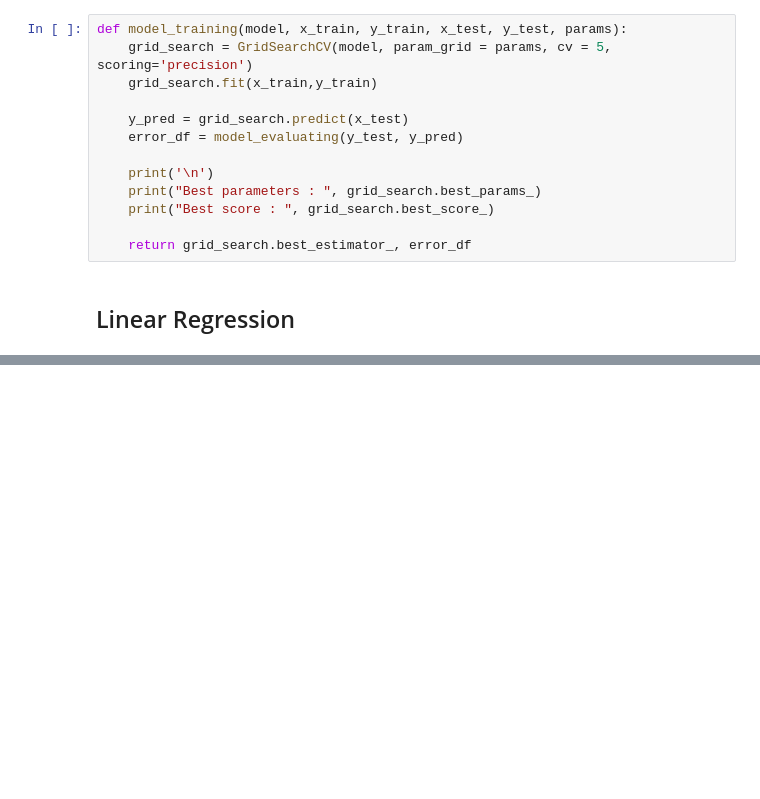
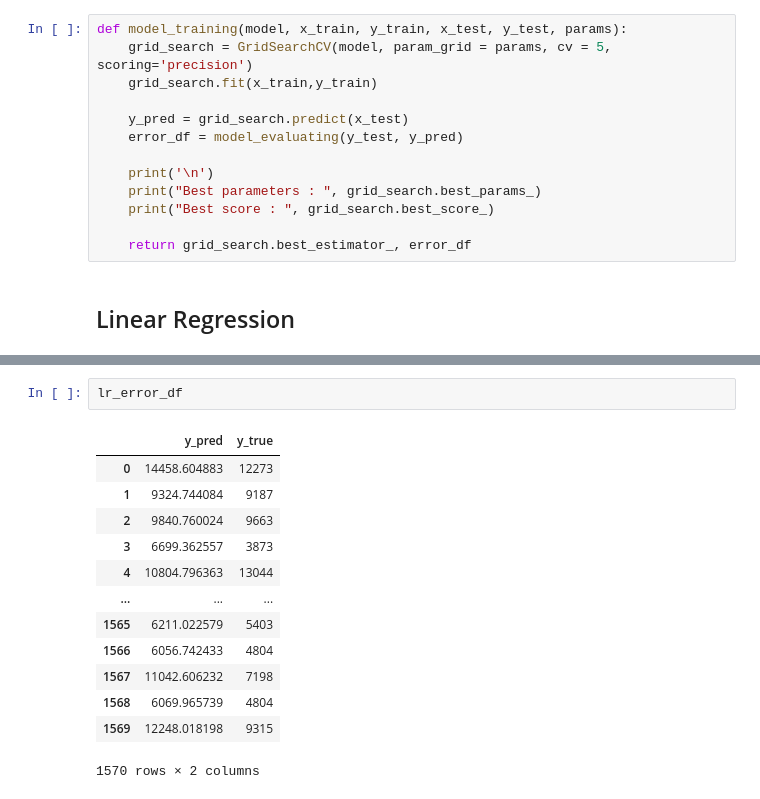
Before and after one commit to pinilDissanayaka/Flight-fare-Prediction, a Jupyter notebook: Notebook/Flight fare Prediction.ipynb, the cells around one changed output, grey strips where cells are left out. Drawn from its saved outputs; the diff is of its cells as text; blank space fills up the shorter version.

```diff
--- a/Notebook/Flight fare Prediction.ipynb
+++ b/Notebook/Flight fare Prediction.ipynb
@@ -611,0 +634,16 @@ Pipeline(steps=[('preprocessor_pipe',
+# %%
+lr_error_df
+# %% [output]
+|  | y_pred | y_true |
+| 0 | 14458.604883 | 12273 |
+| 1 | 9324.744084 | 9187 |
+| 2 | 9840.760024 | 9663 |
+| 3 | 6699.362557 | 3873 |
+| 4 | 10804.796363 | 13044 |
+| ... | ... | ... |
+| 1565 | 6211.022579 | 5403 |
+| 1566 | 6056.742433 | 4804 |
+| 1567 | 11042.606232 | 7198 |
+| 1568 | 6069.965739 | 4804 |
+| 1569 | 12248.018198 | 9315 |
+1570 rows × 2 columns
```
Also changed, not shown: parts of 14 cells of this notebook.
